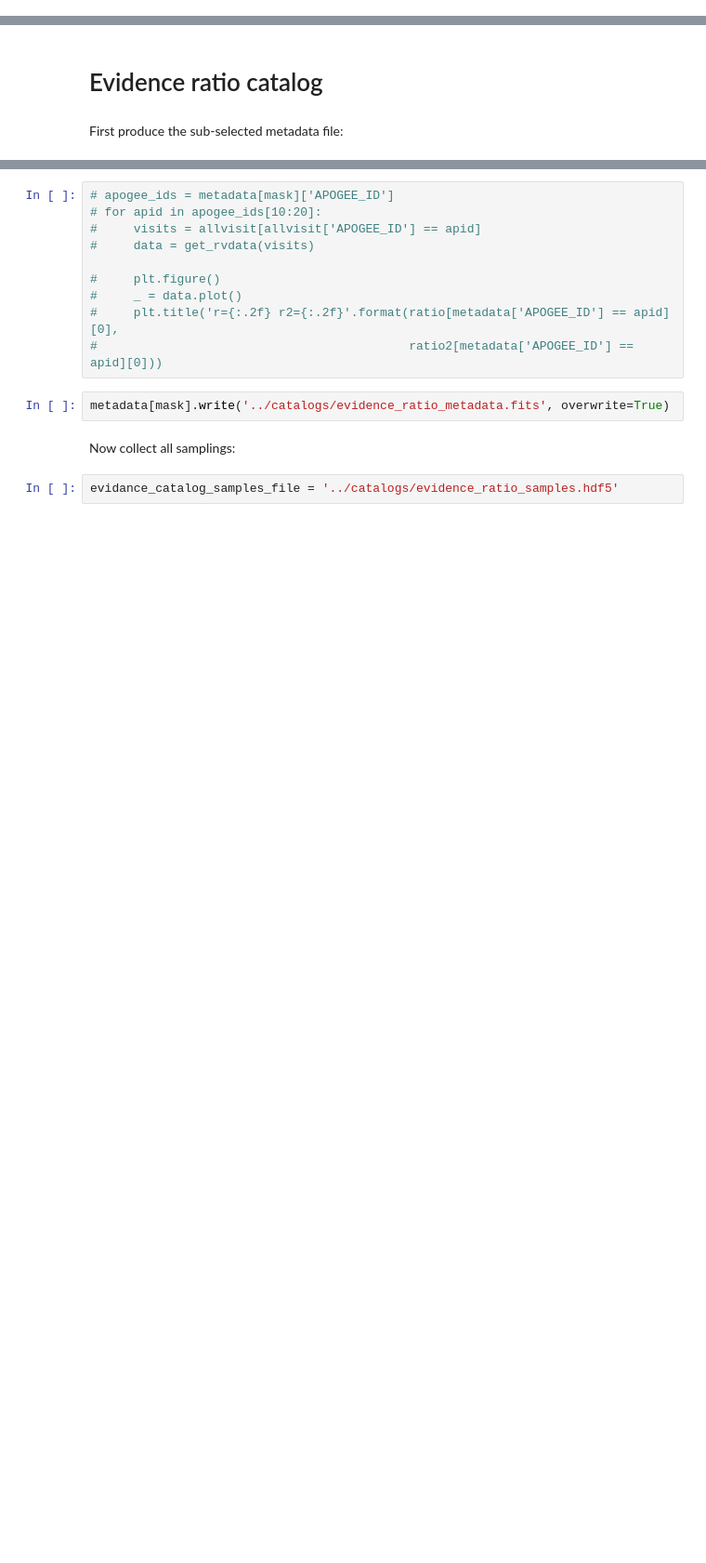
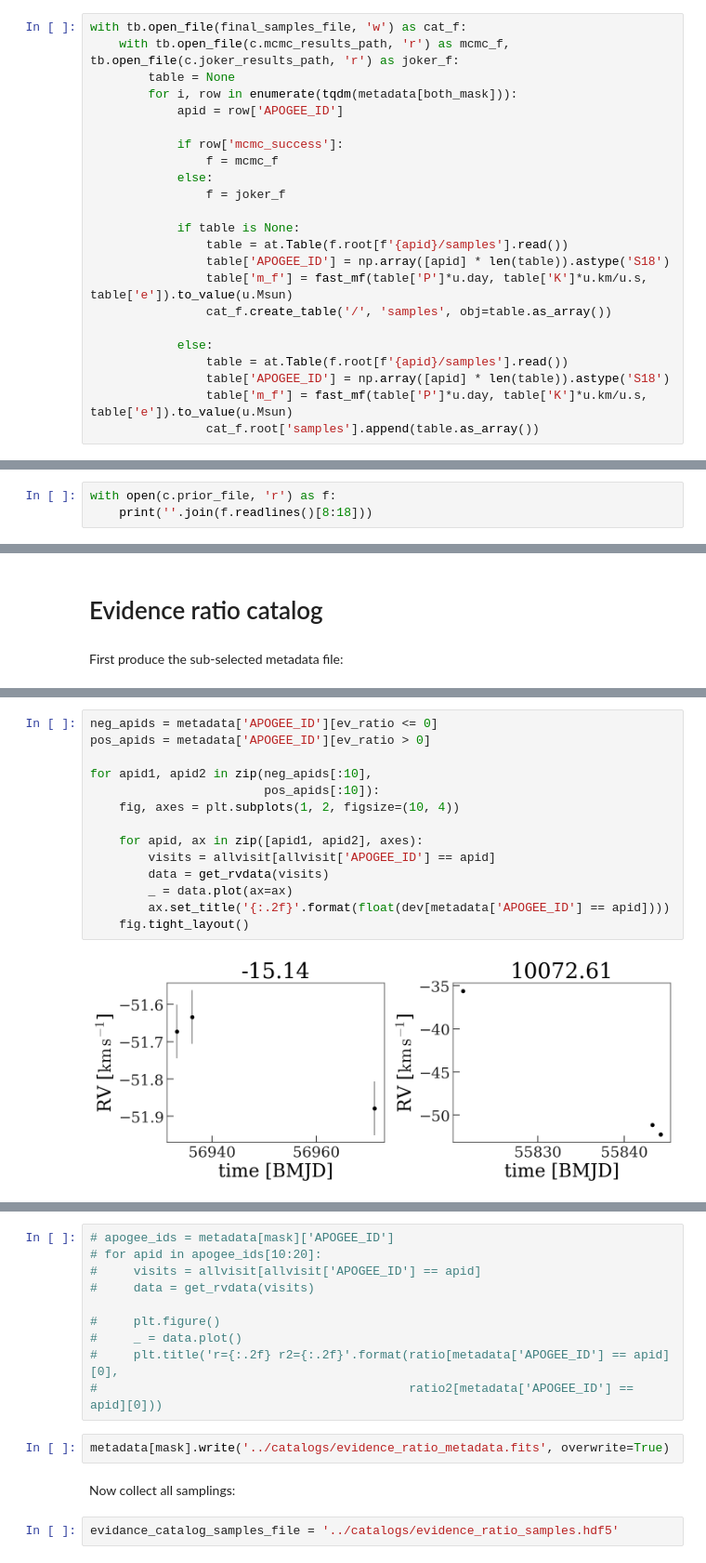
Before and after one commit to adrn/apogee-dr16-vac, a Jupyter notebook: notebooks/Make-binary-catalogs.ipynb, the cells around one changed output, grey strips where cells are left out. Shown at 93% size. Saved outputs shown, nothing was run; the diff lists cells and outputs as text; blank space fills up the shorter version.

```diff
--- a/notebooks/Make-binary-catalogs.ipynb
+++ b/notebooks/Make-binary-catalogs.ipynb
@@ -47,0 +177,23 @@ for name, path in zip(path_names, paths):
+# %%
+with tb.open_file(final_samples_file, 'w') as cat_f:
+    with tb.open_file(c.mcmc_results_path, 'r') as mcmc_f, tb.open_file(c.joker_results_path, 'r') as joker_f:
+        table = None
+        for i, row in enumerate(tqdm(metadata[both_mask])):
+            apid = row['APOGEE_ID']
+
+            if row['mcmc_success']:
+                f = mcmc_f
+            else:
+                f = joker_f
+
+            if table is None:
+                table = at.Table(f.root[f'{apid}/samples'].read())
+                table['APOGEE_ID'] = np.array([apid] * len(table)).astype('S18')
+                table['m_f'] = fast_mf(table['P']*u.day, table['K']*u.km/u.s, table['e']).to_value(u.Msun)
+                cat_f.create_table('/', 'samples', obj=table.as_array())
+
+            else:
+                table = at.Table(f.root[f'{apid}/samples'].read())
+                table['APOGEE_ID'] = np.array([apid] * len(table)).astype('S18')
+                table['m_f'] = fast_mf(table['P']*u.day, table['K']*u.km/u.s, table['e']).to_value(u.Msun)
+                cat_f.root['samples'].append(table.as_array())
@@ -47,0 +210,3 @@ for name, path in zip(path_names, paths):
+# %%
+with open(c.prior_file, 'r') as f:
+    print(''.join(f.readlines()[8:18]))
@@ -54,0 +289,16 @@ ll_ratio = np.array(metadata['max_unmarginalized_ln_likelihood'] - metadata['rob
+# %%
+neg_apids = metadata['APOGEE_ID'][ev_ratio <= 0]
+pos_apids = metadata['APOGEE_ID'][ev_ratio > 0]
+
+for apid1, apid2 in zip(neg_apids[:10],
+                        pos_apids[:10]):
+    fig, axes = plt.subplots(1, 2, figsize=(10, 4))
+
+    for apid, ax in zip([apid1, apid2], axes):
+        visits = allvisit[allvisit['APOGEE_ID'] == apid]
+        data = get_rvdata(visits)
+        _ = data.plot(ax=ax)
+        ax.set_title('{:.2f}'.format(float(dev[metadata['APOGEE_ID'] == apid])))
+    fig.tight_layout()
+# %% [output]
+[figure, added]
```
Also changed, not shown: parts of 49 cells of this notebook, 1 other file.
